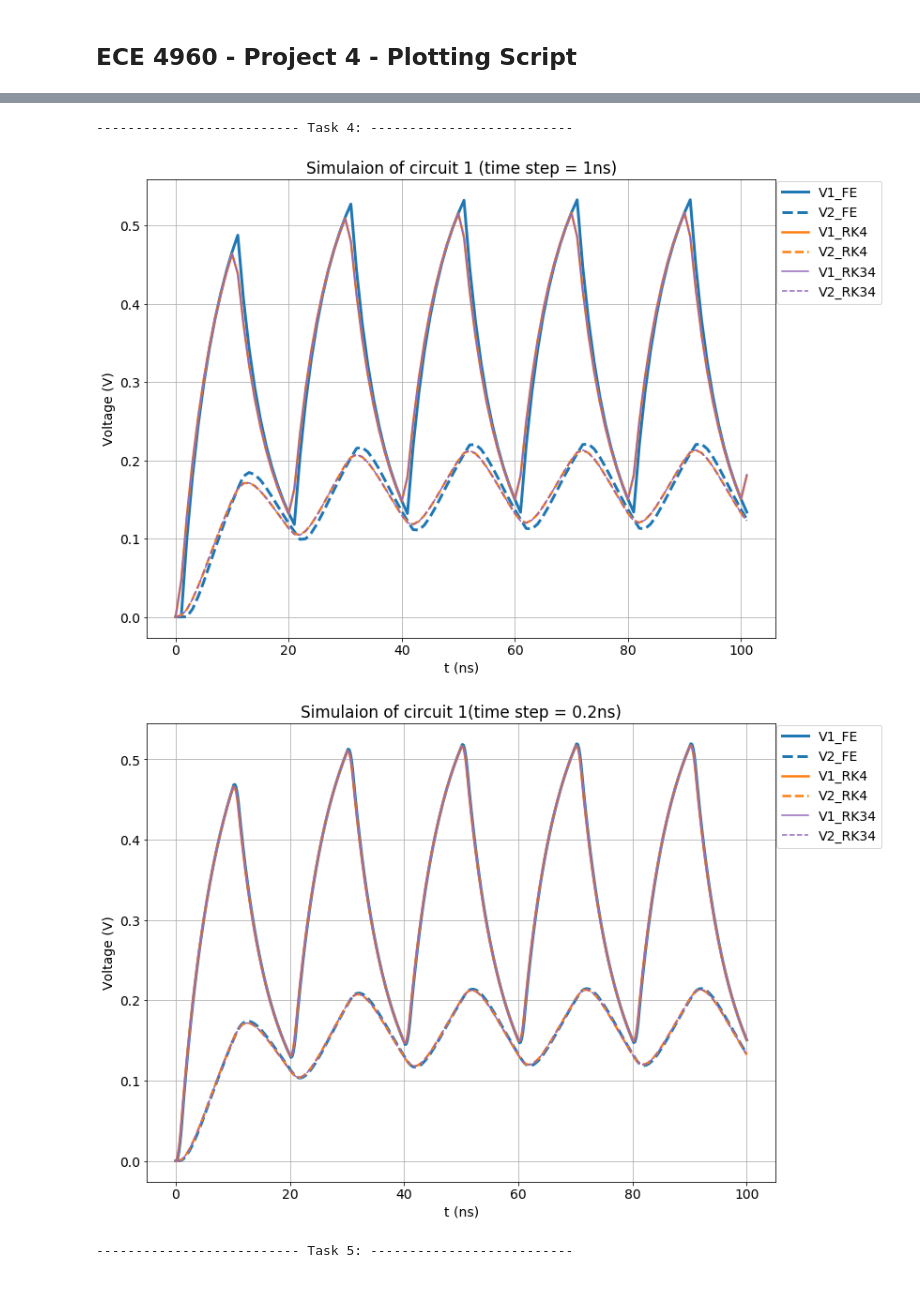
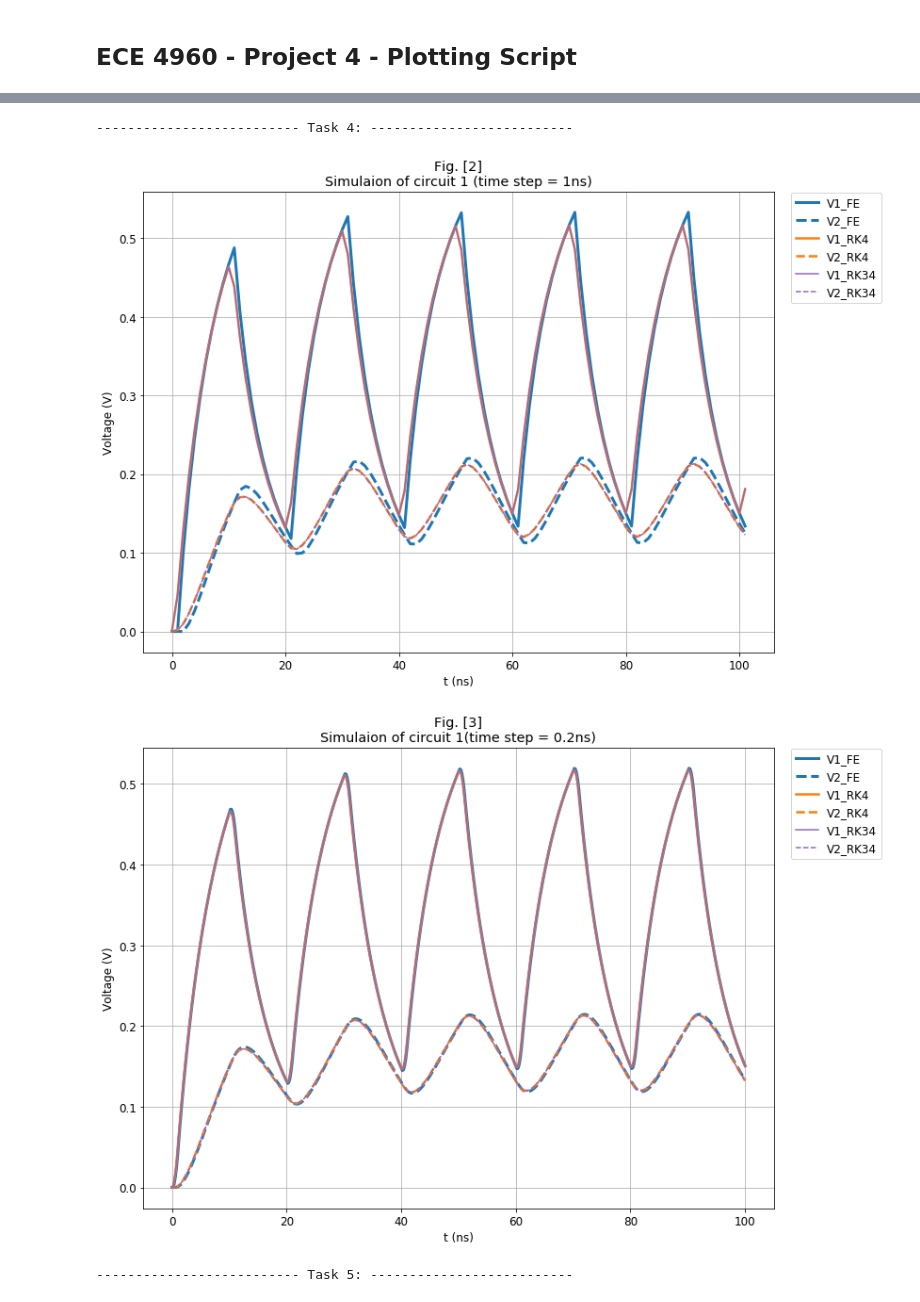
Before and after one commit to yuanhe772/ECE4960-Sp2018, a Jupyter notebook: Project4/src/Plot.ipynb, the cells around one changed output, grey strips where cells are left out. Saved outputs shown, nothing was run; the diff lists cells and outputs as text; code cells hidden in the pictures.

```diff
--- a/Project4/src/Plot.ipynb
+++ b/Project4/src/Plot.ipynb
@@ -1,10 +1,23 @@
 # %% [markdown]
 ## ECE 4960 - Project 4 - Plotting Script
 # %%
-import numpy as np
+#### import numpy as np
 import matplotlib.pyplot as plt
 
+# Plot 1 curve
+def plot1(x, y, x_name, y_name, fig_name):
+    plt.figure(figsize=(9, 4))
+    plt.rcParams.update({'font.size':12})
+    plt.plot(x, y, color="C2", marker = "o", linewidth=1.5)
+    plt.xlabel(x_name)
+    plt.ylabel(y_name)
+    plt.title(fig_name)
+    plt.legend()
+    plt.grid()
+    plt.show()
 
+
+# Plot 3 curves
 def plot3(x, y1, y2, y3, x_name, y_name, curve1_name, curve2_name, curve3_name, fig_name):
     plt.figure(figsize=(9, 6))
     plt.rcParams.update({'font.size':12})
@@ -18,9 +31,10 @@ def plot3(x, y1, y2, y3, x_name, y_name, curve1_name, curve2_name, curve3_name,
     plt.grid()
     plt.show()
 
+# Plot 6 curves
 def plot6(x, x_name, y1, name1, y2, name2, y3, name3, y4, name4, y5,name5, y6, name6, y_name, fig_name):
     plt.figure(figsize=(12, 9))
-    plt.rcParams.update({'font.size':14})
+    plt.rcParams.update({'font.size':12})
     plt.plot(x, y1, color="C0", label=name1, linewidth=3)
     plt.plot(x, y2, color="C0", label=name2, linewidth=3, linestyle='--')
     plt.plot(x, y3, color="C1", label=name3, linewidth=2.5)
@@ -44,7 +58,9 @@ data = np.genfromtxt('/Users/heyuan/eclipse-workspace/ECE4960-P4/RK4Test.txt')
 RK4error = data[1:,1]
 data = np.genfromtxt('/Users/heyuan/eclipse-workspace/ECE4960-P4/RK34Test.txt')
 RK34error = data[1:,1]
-plot(t, FEerror, RK4error, RK34error, "t", "ODE solver's error%", "Forward Euler", "RK4", "RK34", "ODE solver's error% vs time")
+plot3(t, FEerror, RK4error, RK34error, "t", "ODE solver's error%", "Forward Euler", "RK4", "RK34", "Fig. [1]\nODE solver's error% vs time")
+plot1(t, RK34error, "t", "RK34's error%", "Fig. [1](b)\nZoom in for RK34's error% VS. t")
+
 
 
 
@@ -64,7 +80,7 @@ V1_RK4, V2_RK4 = data[:, 0], data[:,1]
 data = np.genfromtxt('/Users/heyuan/eclipse-workspace/ECE4960-P4/Circuit1_RK34_1ns.txt', delimiter='\t')
 V1_RK34, V2_RK34 = data[:, 0], data[:,1]
 plot6(t,"t (ns)", V1_FE, "V1_FE",  V2_FE, "V2_FE", V1_RK4,"V1_RK4", V2_RK4,"V2_RK4", V1_RK34, "V1_RK34",
-     V2_RK34, "V2_RK34", "Voltage (V)", "Simulaion of circuit 1 (time step = 1ns)")
+     V2_RK34, "V2_RK34", "Voltage (V)", "Fig. [2]\nSimulaion of circuit 1 (time step = 1ns)")
 
 # 0.2ns:
 t = np.arange(0.0, 100.2, 0.2)
@@ -78,7 +94,7 @@ V1_RK4, V2_RK4 = data[:, 0], data[:,1]
 data = np.genfromtxt('/Users/heyuan/eclipse-workspace/ECE4960-P4/Circuit1_RK34_02ns.txt', delimiter='\t')
 V1_RK34, V2_RK34 = data[:, 0], data[:,1]
 plot6(t,"t (ns)", V1_FE, "V1_FE",  V2_FE, "V2_FE", V1_RK4,"V1_RK4", V2_RK4,"V2_RK4", V1_RK34, "V1_RK34",
-     V2_RK34, "V2_RK34", "Voltage (V)", "Simulaion of circuit 1(time step = 0.2ns)")
+     V2_RK34, "V2_RK34", "Voltage (V)", "Fig. [3]\nSimulaion of circuit 1(time step = 0.2ns)")
 
 
 
@@ -96,7 +112,7 @@ V1_RK4, V2_RK4 = data[:, 0], data[:,1]
 data = np.genfromtxt('/Users/heyuan/eclipse-workspace/ECE4960-P4/Circuit2_RK34_1ns.txt')
 V1_RK34, V2_RK34 = data[:, 0], data[:,1]
 plot6(t,"t (ns)", V1_FE, "V1_FE",  V2_FE, "V2_FE", V1_RK4,"V1_RK4", V2_RK4,"V2_RK4", V1_RK34, "V1_RK34",
-     V2_RK34, "V2_RK34", "Voltage (V)", "Simulaion of circuit 2(time step = 1ns)")
+     V2_RK34, "V2_RK34", "Voltage (V)", "Fig. [4]\nSimulaion of circuit 2(time step = 1ns)")
 
 # 0.2ns:
 t = np.arange(0.0, 100.2, 0.2)
@@ -110,6 +126,6 @@ V1_RK4, V2_RK4 = data[:, 0], data[:,1]
 data = np.genfromtxt('/Users/heyuan/eclipse-workspace/ECE4960-P4/Circuit2_RK34_02ns.txt')
 V1_RK34, V2_RK34 = data[:, 0], data[:,1]
 plot6(t,"t (ns)", V1_FE, "V1_FE",  V2_FE, "V2_FE", V1_RK4,"V1_RK4", V2_RK4,"V2_RK4", V1_RK34, "V1_RK34",
-     V2_RK34, "V2_RK34", "Voltage (V)", "Simulaion of circuit 2(time step = 0.2ns)")
+     V2_RK34, "V2_RK34", "Voltage (V)", "Fig. [5]\nSimulaion of circuit 2(time step = 0.2ns)")
 # %% [output]
 -------------------------- Task 3: --------------------------
@@ -117,4 +134,4 @@ plot6(t,"t (ns)", V1_FE, "V1_FE",  V2_FE, "V2_FE", V1_RK4,"V1_RK4", V2_RK4,"V2_R
 -------------------------- Task 4: --------------------------
-[figure, old version]
-[figure, old version]
+[figure, new version]
+[figure, new version]
 -------------------------- Task 5: --------------------------
```
Also changed, not shown: parts of 1 cell of this notebook.
